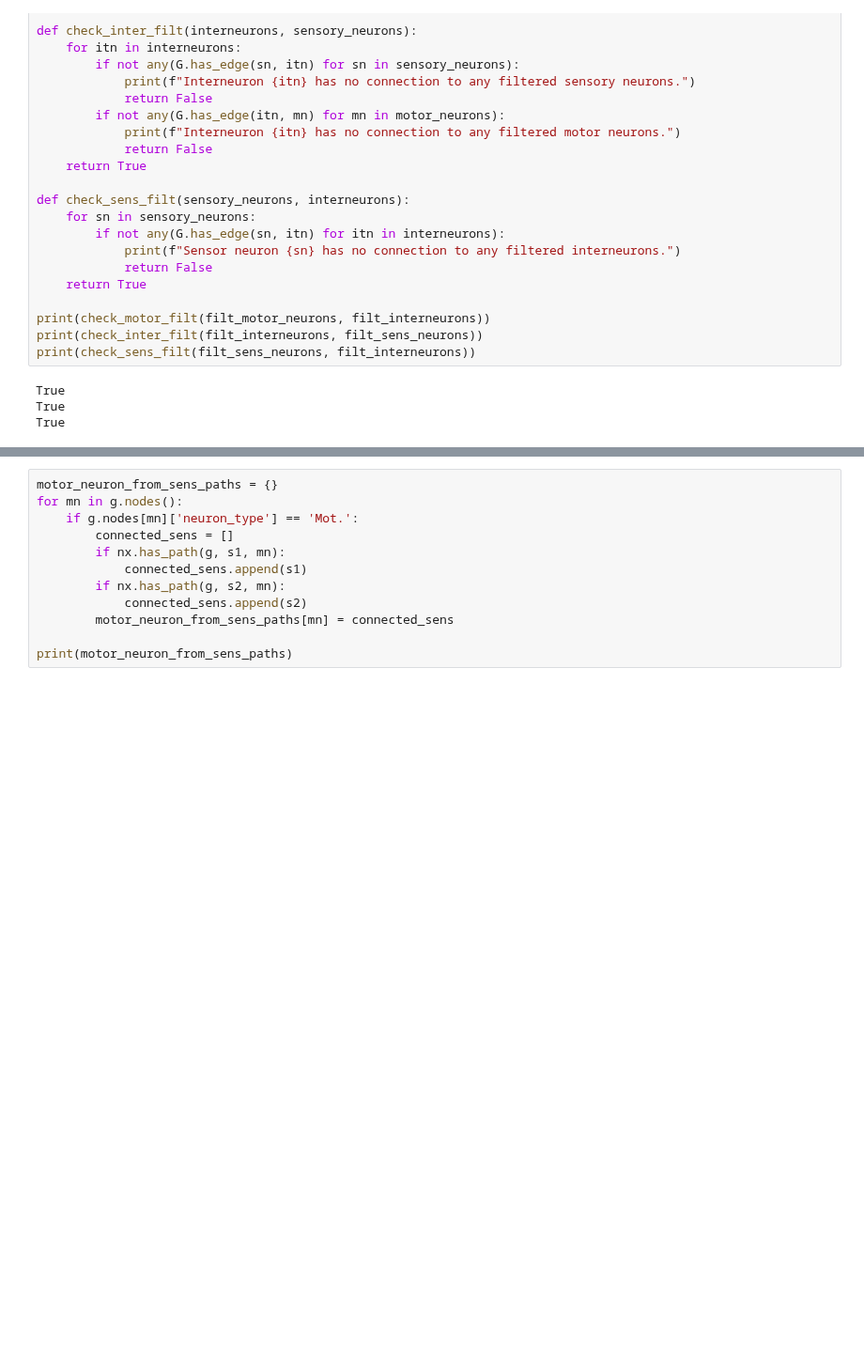
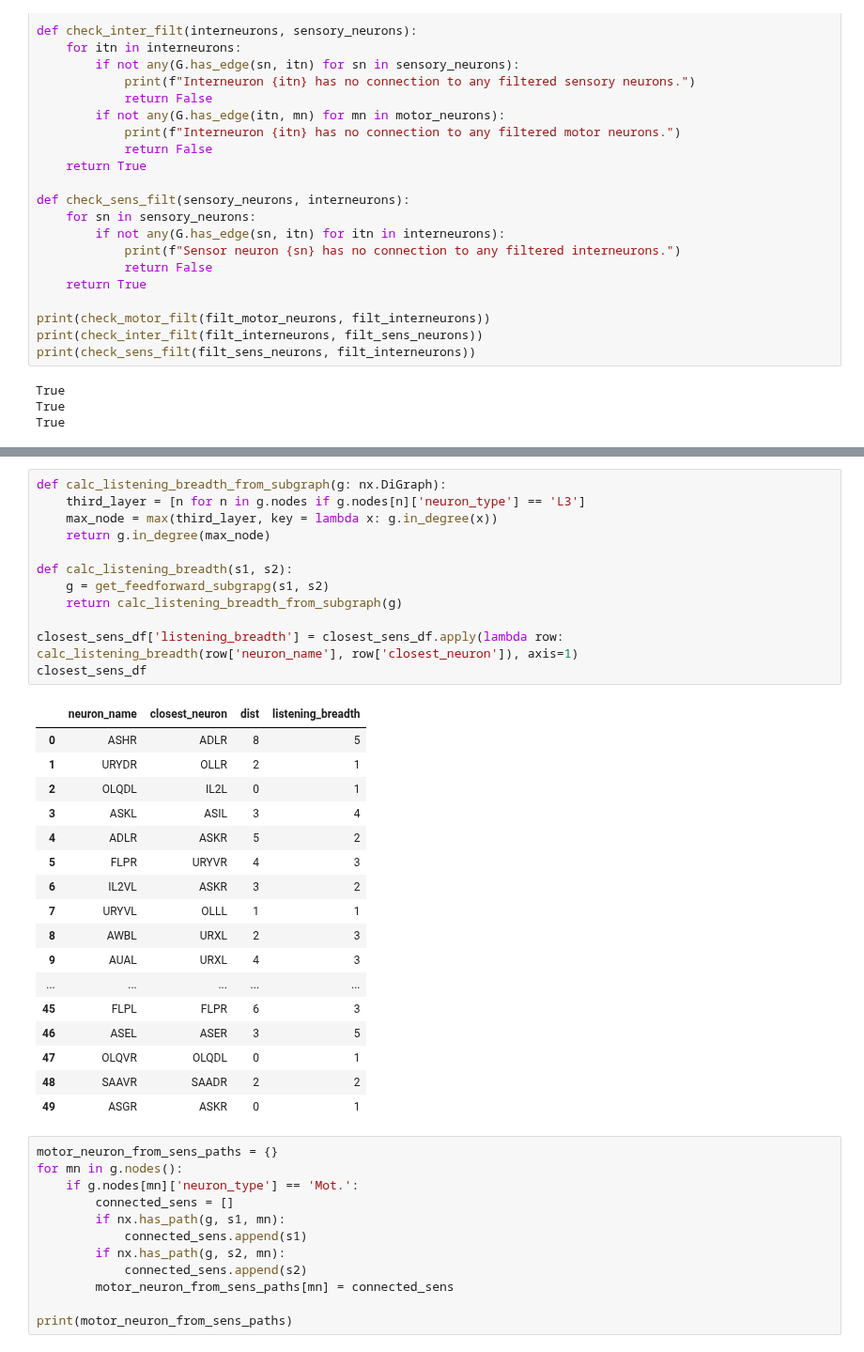
Before and after one commit to Shavit-Lab/celegans_connectome_analysis, a Jupyter notebook: three_layer.ipynb, the cells around one changed output, grey strips where cells are left out. Shown at 94% size. Saved outputs shown, nothing was run; the diff lists cells and outputs as text; blank space fills up the shorter version.

```diff
--- a/three_layer.ipynb
+++ b/three_layer.ipynb
@@ -194,3 +201,33 @@ plt.show()
+# %%
+def calc_listening_breadth_from_subgraph(g: nx.DiGraph):
+    third_layer = [n for n in g.nodes if g.nodes[n]['neuron_type'] == 'L3']
+    max_node = max(third_layer, key = lambda x: g.in_degree(x))
+    return g.in_degree(max_node)
+
+def calc_listening_breadth(s1, s2):
+    g = get_feedforward_subgrapg(s1, s2)
+    return calc_listening_breadth_from_subgraph(g)
+
+closest_sens_df['listening_breadth'] = closest_sens_df.apply(lambda row: calc_listening_breadth(row['neuron_name'], row['closest_neuron']), axis=1)
+closest_sens_df
+# %% [output]
+|  | neuron_name | closest_neuron | dist | listening_breadth |
+| 0 | ASHR | ADLR | 8 | 5 |
+| 1 | URYDR | OLLR | 2 | 1 |
+| 2 | OLQDL | IL2L | 0 | 1 |
+| 3 | ASKL | ASIL | 3 | 4 |
+| 4 | ADLR | ASKR | 5 | 2 |
+| 5 | FLPR | URYVR | 4 | 3 |
+| 6 | IL2VL | ASKR | 3 | 2 |
+| 7 | URYVL | OLLL | 1 | 1 |
+| 8 | AWBL | URXL | 2 | 3 |
+| 9 | AUAL | URXL | 4 | 3 |
+| ... | ... | ... | ... | ... |
+| 45 | FLPL | FLPR | 6 | 3 |
+| 46 | ASEL | ASER | 3 | 5 |
+| 47 | OLQVR | OLQDL | 0 | 1 |
+| 48 | SAAVR | SAADR | 2 | 2 |
+| 49 | ASGR | ASKR | 0 | 1 |
 # %%
 motor_neuron_from_sens_paths = {}
 for mn in g.nodes():
```
Also changed, not shown: parts of 4 cells of this notebook, 1 other file.
